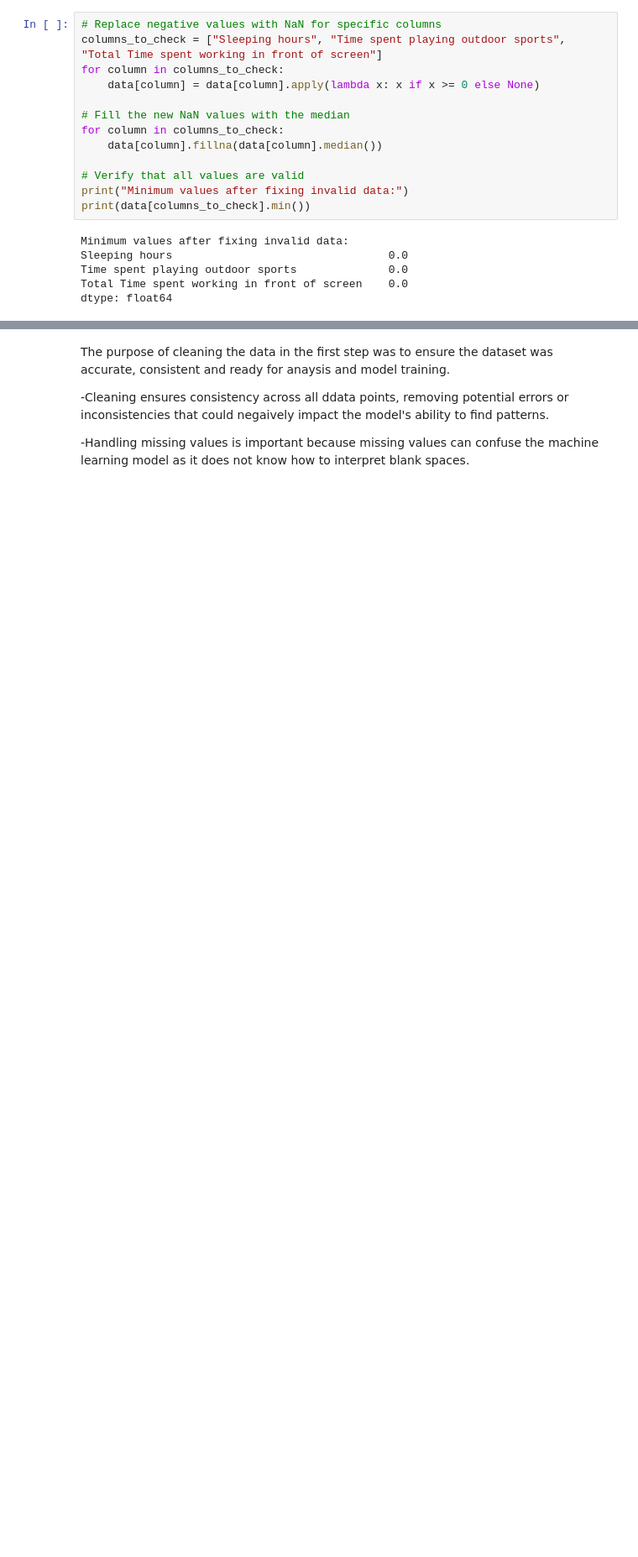
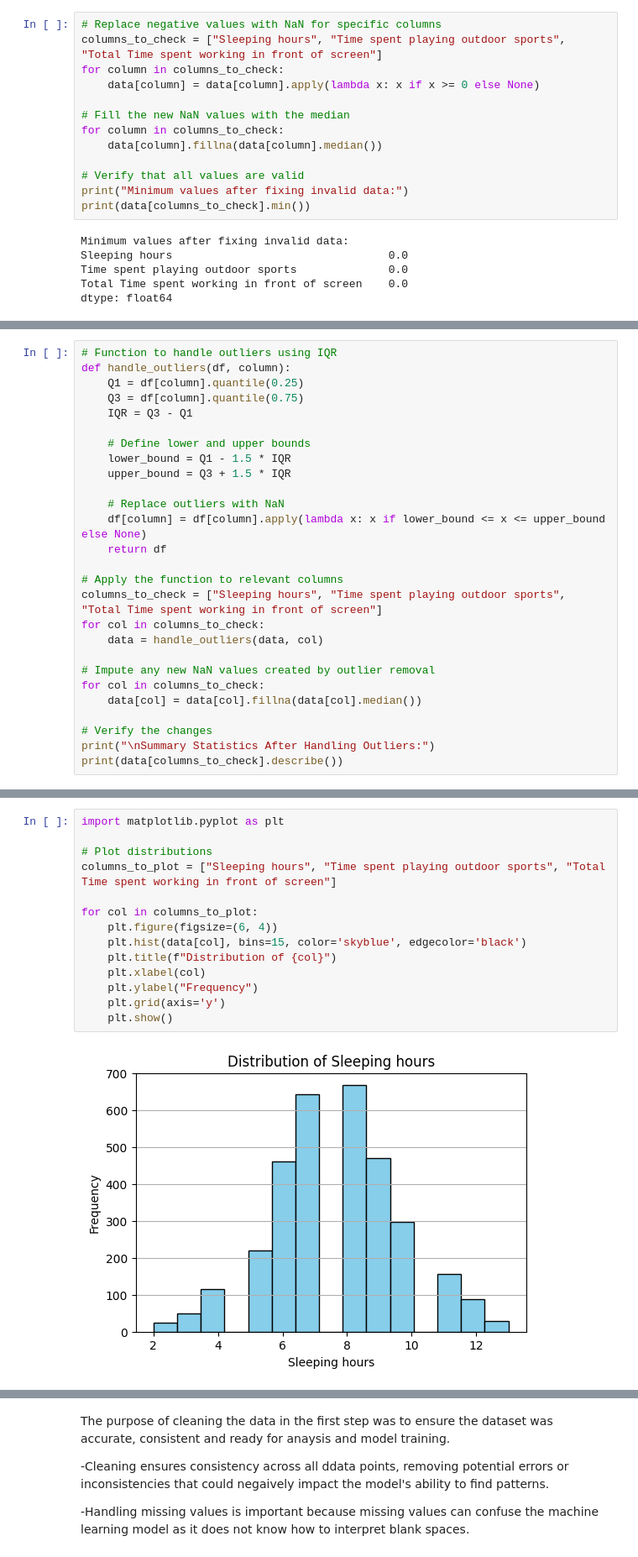
Before and after one commit to MphoPetunia/SpecsSurveyData, a Jupyter notebook: companyproject.ipynb, the cells around one changed output, grey strips where cells are left out. Shown at 84% size. Cells and saved outputs as stored; diff of their text form; blank space fills up the shorter version.

```diff
--- a/companyproject.ipynb
+++ b/companyproject.ipynb
@@ -95,0 +99,27 @@ dtype: float64
+# %%
+# Function to handle outliers using IQR
+def handle_outliers(df, column):
+    Q1 = df[column].quantile(0.25)
+    Q3 = df[column].quantile(0.75)
+    IQR = Q3 - Q1
+
+    # Define lower and upper bounds
+    lower_bound = Q1 - 1.5 * IQR
+    upper_bound = Q3 + 1.5 * IQR
+
+    # Replace outliers with NaN
+    df[column] = df[column].apply(lambda x: x if lower_bound <= x <= upper_bound else None)
+    return df
+
+# Apply the function to relevant columns
+columns_to_check = ["Sleeping hours", "Time spent playing outdoor sports", "Total Time spent working in front of screen"]
+for col in columns_to_check:
+    data = handle_outliers(data, col)
+
+# Impute any new NaN values created by outlier removal
+for col in columns_to_check:
+    data[col] = data[col].fillna(data[col].median())
+
+# Verify the changes
+print("\nSummary Statistics After Handling Outliers:")
+print(data[columns_to_check].describe())
@@ -95,0 +147,16 @@ dtype: float64
+# %%
+import matplotlib.pyplot as plt
+
+# Plot distributions
+columns_to_plot = ["Sleeping hours", "Time spent playing outdoor sports", "Total Time spent working in front of screen"]
+
+for col in columns_to_plot:
+    plt.figure(figsize=(6, 4))
+    plt.hist(data[col], bins=15, color='skyblue', edgecolor='black')
+    plt.title(f"Distribution of {col}")
+    plt.xlabel(col)
+    plt.ylabel("Frequency")
+    plt.grid(axis='y')
+    plt.show()
+# %% [output]
+[figure, added]
```
Also changed, not shown: parts of 14 cells of this notebook.
